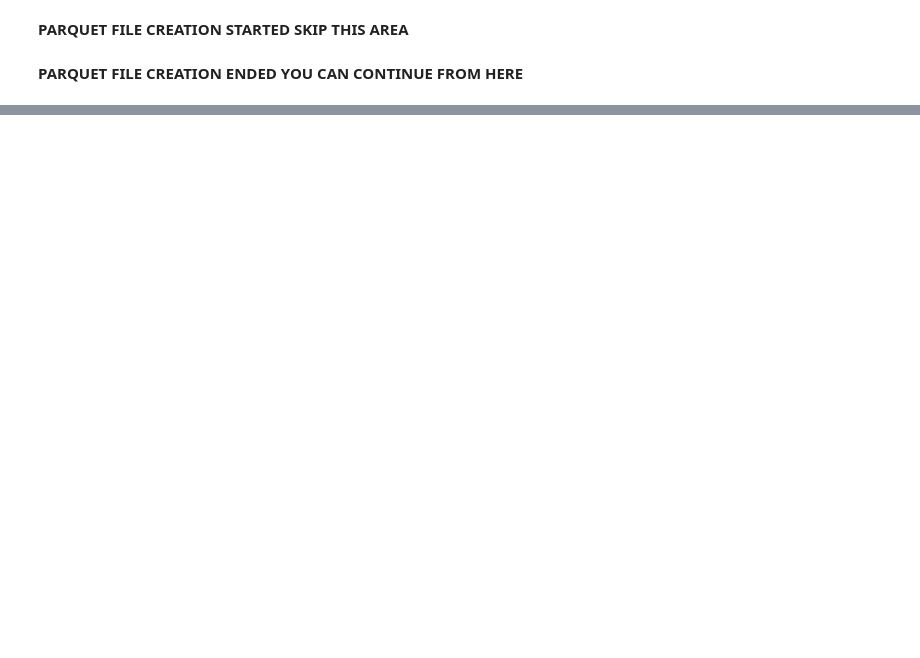
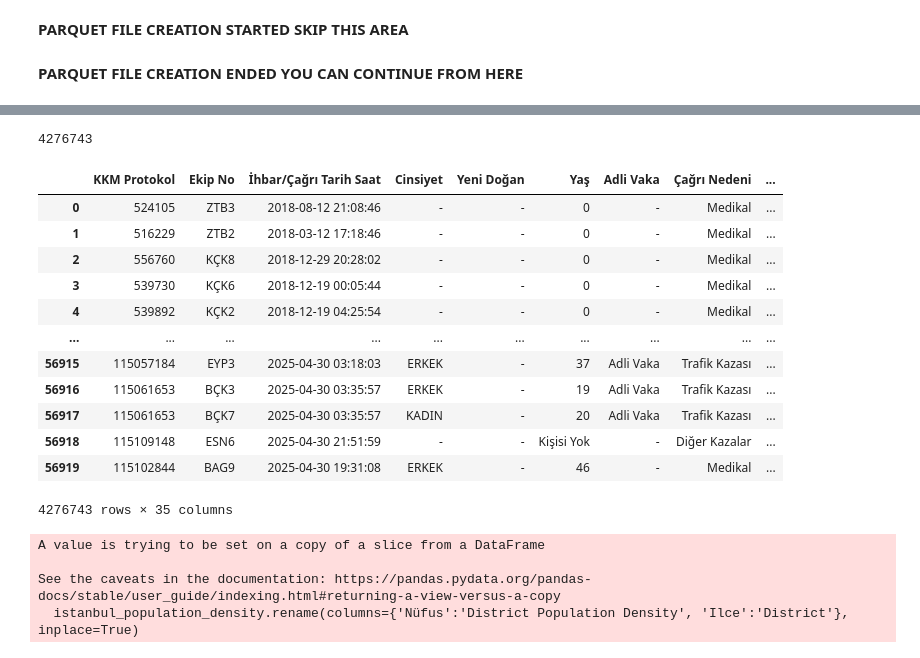
Before and after one commit to kayamui/istanbul_analysis, a Jupyter notebook: ipynb_workouts/teams_case_intensity_score.ipynb, the cells around one changed output, grey strips where cells are left out. Drawn from its saved outputs; the diff is of its cells as text; code cells hidden in the pictures; blank space fills up the shorter version.

```diff
--- a/ipynb_workouts/teams_case_intensity_score.ipynb
+++ b/ipynb_workouts/teams_case_intensity_score.ipynb
@@ -440,0 +992,22 @@ from concurrent.futures import ThreadPoolExecutor
+# %%
+df= pd.read_parquet(r"C:\Users\mkaya\OneDrive\Masaüstü\istanbul112_hidden\data\case_reports\europe\parquet_files\work_file_with_neighbourhood.parquet")
+# %%
+len(df)
+# %% [output]
+4276743
+# %%
+df
+# %% [output]
+|  | KKM Protokol | Ekip No | İhbar/Çağrı Tarih Saat | Cinsiyet | Yeni Doğan | Yaş | Adli Vaka | Çağrı Nedeni | ... |
+| 0 | 524105 | ZTB3 | 2018-08-12 21:08:46 | - | - | 0 | - | Medikal | ... |
+| 1 | 516229 | ZTB2 | 2018-03-12 17:18:46 | - | - | 0 | - | Medikal | ... |
+| 2 | 556760 | KÇK8 | 2018-12-29 20:28:02 | - | - | 0 | - | Medikal | ... |
+| 3 | 539730 | KÇK6 | 2018-12-19 00:05:44 | - | - | 0 | - | Medikal | ... |
+| 4 | 539892 | KÇK2 | 2018-12-19 04:25:54 | - | - | 0 | - | Medikal | ... |
+| ... | ... | ... | ... | ... | ... | ... | ... | ... | ... |
+| 56915 | 115057184 | EYP3 | 2025-04-30 03:18:03 | ERKEK | - | 37 | Adli Vaka | Trafik Kazası | ... |
+| 56916 | 115061653 | BÇK3 | 2025-04-30 03:35:57 | ERKEK | - | 19 | Adli Vaka | Trafik Kazası | ... |
+| 56917 | 115061653 | BÇK7 | 2025-04-30 03:35:57 | KADIN | - | 20 | Adli Vaka | Trafik Kazası | ... |
+| 56918 | 115109148 | ESN6 | 2025-04-30 21:51:59 | - | - | Kişisi Yok | - | Diğer Kazalar | ... |
+| 56919 | 115102844 | BAG9 | 2025-04-30 19:31:08 | ERKEK | - | 46 | - | Medikal | ... |
+4276743 rows × 35 columns
@@ -440,0 +1022,7 @@ from concurrent.futures import ThreadPoolExecutor
+# %%
+istanbul_population_density.rename(columns={'Nüfus':'District Population Density', 'Ilce':'District'}, inplace=True)
+# %% [output]
+A value is trying to be set on a copy of a slice from a DataFrame
+
+See the caveats in the documentation: https://pandas.pydata.org/pandas-docs/stable/user_guide/indexing.html#returning-a-view-versus-a-copy
+  istanbul_population_density.rename(columns={'Nüfus':'District Population Density', 'Ilce':'District'}, inplace=True)
```
Also changed, not shown: parts of 203 cells of this notebook, 9 other files.
